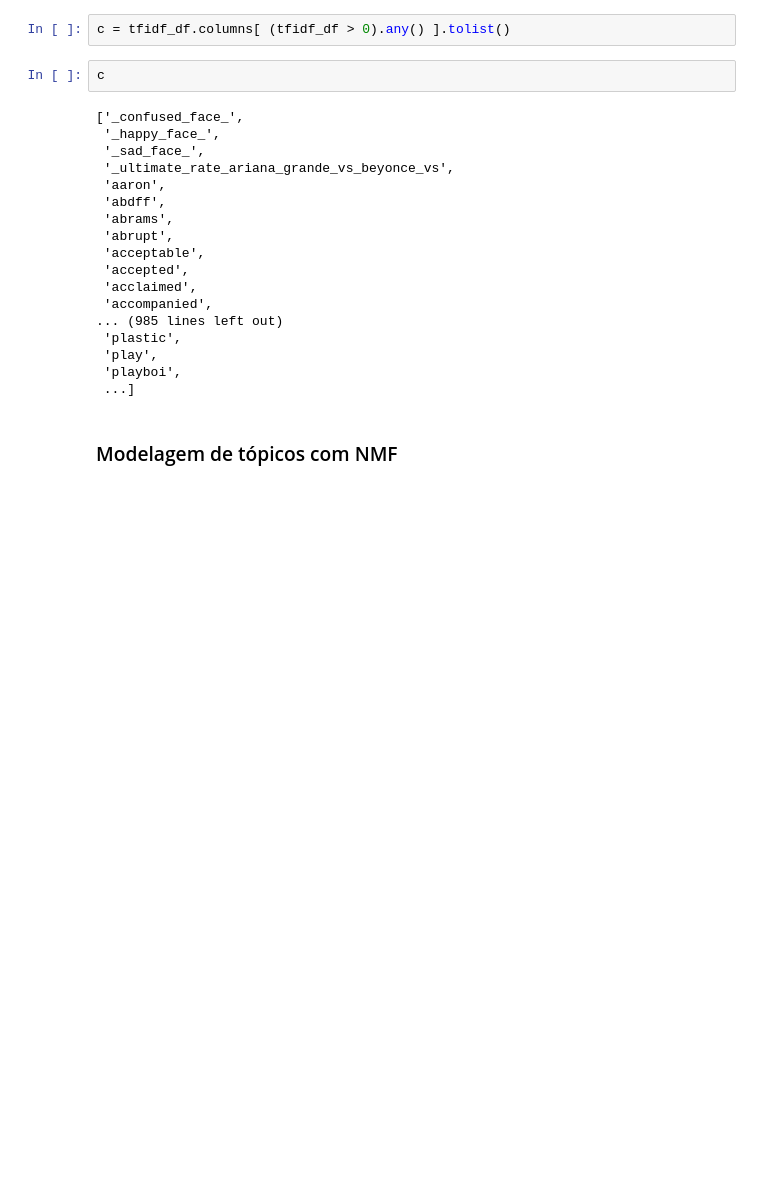
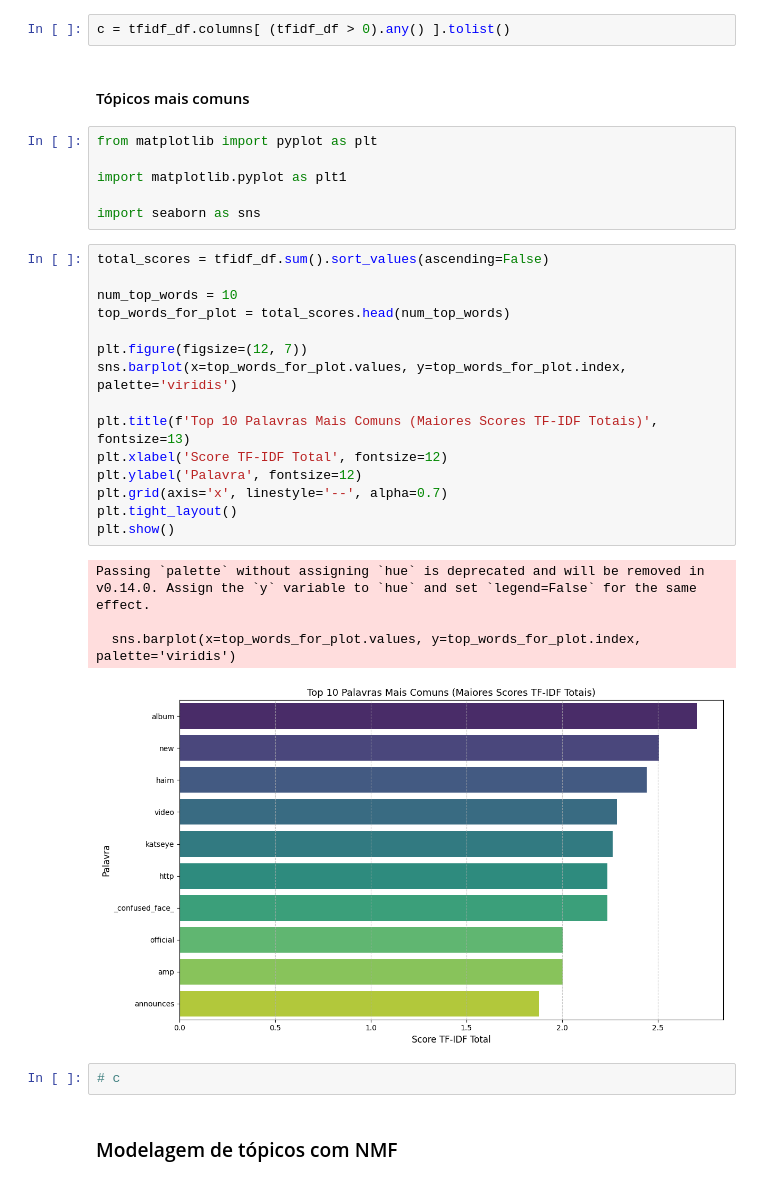
Before and after one commit to Isabelle-Matos/Mineracao_Redes, a Jupyter notebook: trabalho3/reddit.ipynb, the cells around one changed output. Cells and saved outputs as stored; diff of their text form; blank space fills up the shorter version.

```diff
--- a/trabalho3/reddit.ipynb
+++ b/trabalho3/reddit.ipynb
@@ -222,26 +296,36 @@ tfidf_matrix = vectorizer.fit_transform(df_text_processing['text_for_tfidf'])
 tfidf_df = pd.DataFrame(tfidf_matrix.toarray(), columns=vectorizer.get_feature_names_out())
 # %%
 c = tfidf_df.columns[ (tfidf_df > 0).any() ].tolist()
+# %% [markdown]
+#### Tópicos mais comuns
+# %%
+from matplotlib import pyplot as plt
+
+import matplotlib.pyplot as plt1
+
+import seaborn as sns
+# %%
+total_scores = tfidf_df.sum().sort_values(ascending=False)
+
+num_top_words = 10
+top_words_for_plot = total_scores.head(num_top_words)
+
+plt.figure(figsize=(12, 7))
+sns.barplot(x=top_words_for_plot.values, y=top_words_for_plot.index, palette='viridis')
+
+plt.title(f'Top 10 Palavras Mais Comuns (Maiores Scores TF-IDF Totais)', fontsize=13)
+plt.xlabel('Score TF-IDF Total', fontsize=12)
+plt.ylabel('Palavra', fontsize=12)
+plt.grid(axis='x', linestyle='--', alpha=0.7)
+plt.tight_layout()
+plt.show()
+# %% [output]
+Passing `palette` without assigning `hue` is deprecated and will be removed in v0.14.0. Assign the `y` variable to `hue` and set `legend=False` for the same effect.
+
+  sns.barplot(x=top_words_for_plot.values, y=top_words_for_plot.index, palette='viridis')
+[figure, added]
 # %%
-c
+# c
-# %% [output]
-['_confused_face_',
- '_happy_face_',
- '_sad_face_',
- '_ultimate_rate_ariana_grande_vs_beyonce_vs',
- 'aaron',
- 'abdff',
- 'abrams',
- 'abrupt',
- 'acceptable',
- 'accepted',
- 'acclaimed',
- 'accompanied',
-... (985 lines left out)
- 'plastic',
- 'play',
- 'playboi',
- ...]
 # %% [markdown]
 ### Modelagem de tópicos com NMF
 # %%
```
Also changed, not shown: parts of 15 cells of this notebook, 2 other files.
